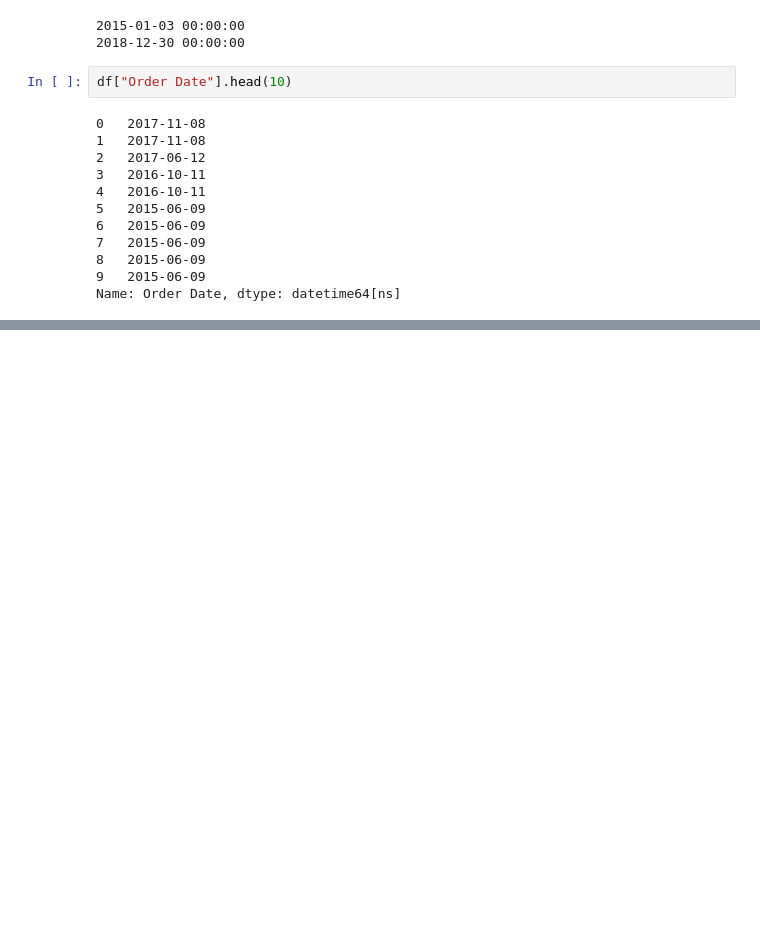
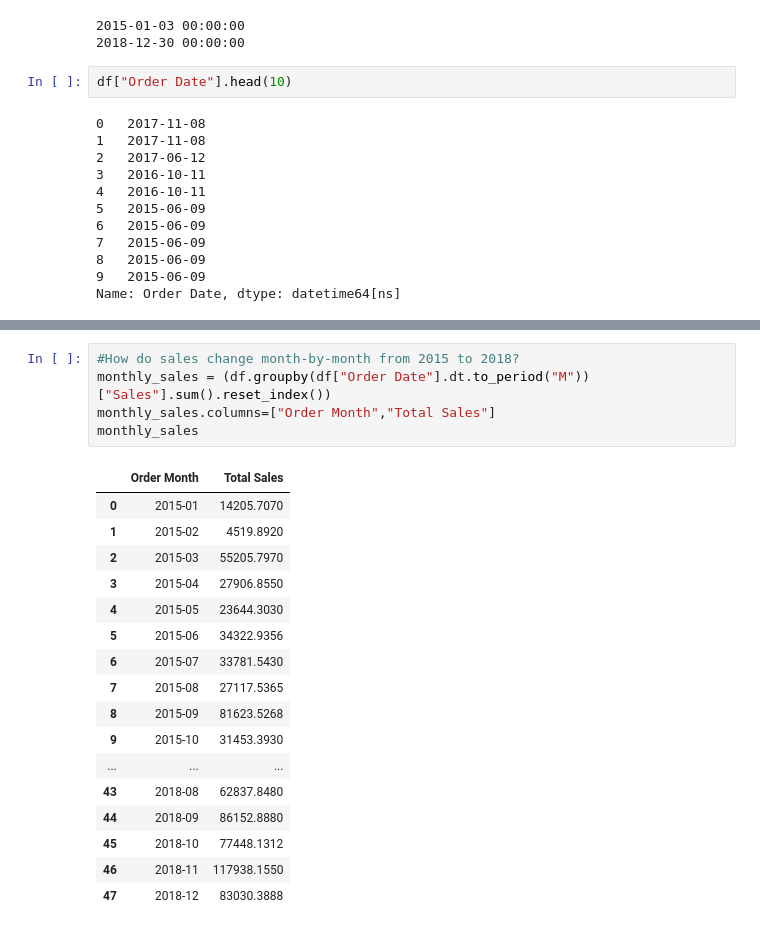
Before and after one commit to yashpawar-99/ecommerce-sales-analysis, a Jupyter notebook: notebooks/04_time_series_analysis.ipynb, the cells around one changed output, grey strips where cells are left out. Cells and saved outputs as stored; diff of their text form; blank space fills up the shorter version.

```diff
--- a/notebooks/04_time_series_analysis.ipynb
+++ b/notebooks/04_time_series_analysis.ipynb
@@ -96,3 +96,26 @@ yearly_sales
 | 1 | 2016 | 459436.0054 |
 | 2 | 2017 | 600192.5500 |
 | 3 | 2018 | 722052.0192 |
+# %%
+#How do sales change month-by-month from 2015 to 2018?
+monthly_sales = (df.groupby(df["Order Date"].dt.to_period("M"))["Sales"].sum().reset_index())
+monthly_sales.columns=["Order Month","Total Sales"]
+monthly_sales
+# %% [output]
+|  | Order Month | Total Sales |
+| 0 | 2015-01 | 14205.7070 |
+| 1 | 2015-02 | 4519.8920 |
+| 2 | 2015-03 | 55205.7970 |
+| 3 | 2015-04 | 27906.8550 |
+| 4 | 2015-05 | 23644.3030 |
+| 5 | 2015-06 | 34322.9356 |
+| 6 | 2015-07 | 33781.5430 |
+| 7 | 2015-08 | 27117.5365 |
+| 8 | 2015-09 | 81623.5268 |
+| 9 | 2015-10 | 31453.3930 |
+| ... | ... | ... |
+| 43 | 2018-08 | 62837.8480 |
+| 44 | 2018-09 | 86152.8880 |
+| 45 | 2018-10 | 77448.1312 |
+| 46 | 2018-11 | 117938.1550 |
+| 47 | 2018-12 | 83030.3888 |
```
Also changed, not shown: parts of 4 cells of this notebook.
